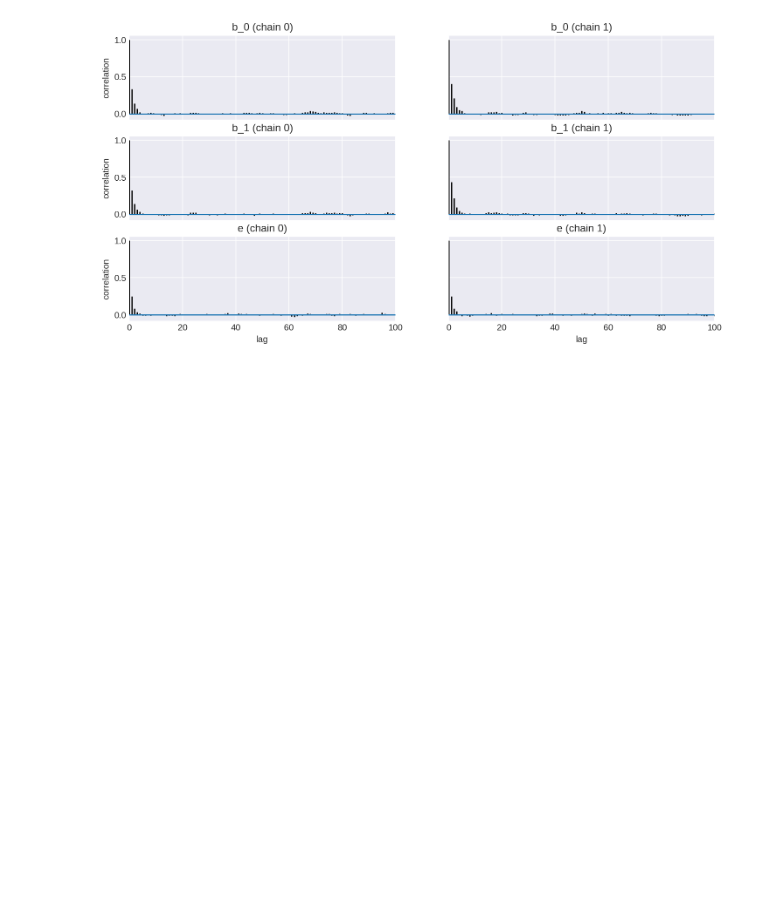
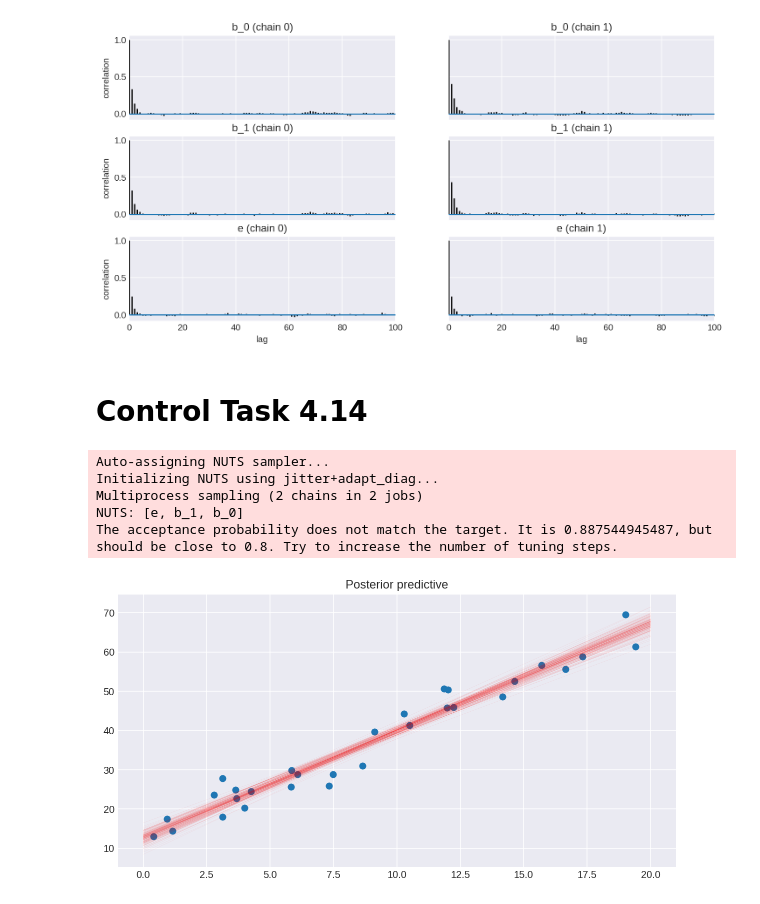
Before and after one commit to jgoerner/advanced-statistics, a Jupyter notebook: statistics/notebooks/Readingguide-4.ipynb, the cells around one changed output. Drawn from its saved outputs; the diff is of its cells as text; code cells hidden in the pictures; blank space fills up the shorter version.

Commit message:
Include Control Task 4.14

```diff
--- a/statistics/notebooks/Readingguide-4.ipynb
+++ b/statistics/notebooks/Readingguide-4.ipynb
@@ -535,3 +535,54 @@ NUTS: [e, b_1, b_0]
 The acceptance probability does not match the target. It is 0.884956736953, but should be close to 0.8. Try to increase the number of tuning steps.
 [figure]
 [figure]
+# %% [markdown]
+# Control Task 4.14
+# %%
+# %load src/4-14-posterior-hpd.py
+import os
+import matplotlib.pyplot as plt
+import numpy as np
+import pandas as pd
+import pymc3 as pm
+from scipy.stats import norm, uniform
+import seaborn as sns
+
+# Config
+os.chdir("/home/jovyan/work")
+%config InlineBackend.figure_format = 'retina'
+%matplotlib inline
+plt.rcParams["figure.figsize"] = (10, 5)
+np.random.seed(42)
+
+# Prepare the data
+x = uniform(0, 20).rvs(30)
+eps = norm(0, 4).rvs(30)
+y = 11 + 3*x + eps
+
+# Sampling
+with pm.Model() as model:
+    b_0 = pm.Normal("b_0", mu=0, sd=10)
+    b_1 = pm.Normal("b_1", mu=0, sd=2)
+    e = pm.HalfCauchy("e", 2)
+    mu = pm.Deterministic("mu", b_0 + b_1*x)
+    Y = pm.Normal("Y", mu=mu, sd=e, observed=y)
+    trace = pm.sample(10000)
+
+# Plotting
+plt.scatter(x, y)
+pm.plot_posterior_predictive_glm(
+    trace=trace,
+    samples=200,
+    eval=np.linspace(0, 20, 100),
+    lm=lambda x, sample: sample["b_0"] + sample["b_1"]*x,
+    alpha=.1,
+    color="red"
+)
+plt.savefig("./results/4-14-posterior-hpd.png")
+# %% [output]
+Auto-assigning NUTS sampler...
+Initializing NUTS using jitter+adapt_diag...
+Multiprocess sampling (2 chains in 2 jobs)
+NUTS: [e, b_1, b_0]
+The acceptance probability does not match the target. It is 0.887544945487, but should be close to 0.8. Try to increase the number of tuning steps.
+[figure, added]
```
Also changed, not shown: 2 other files.
